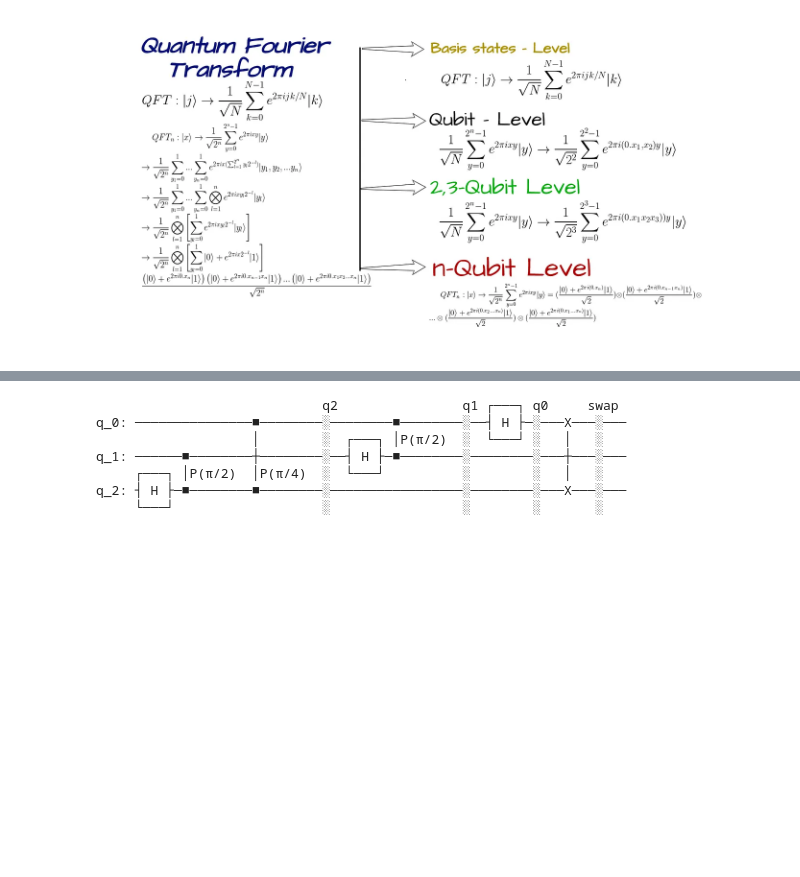
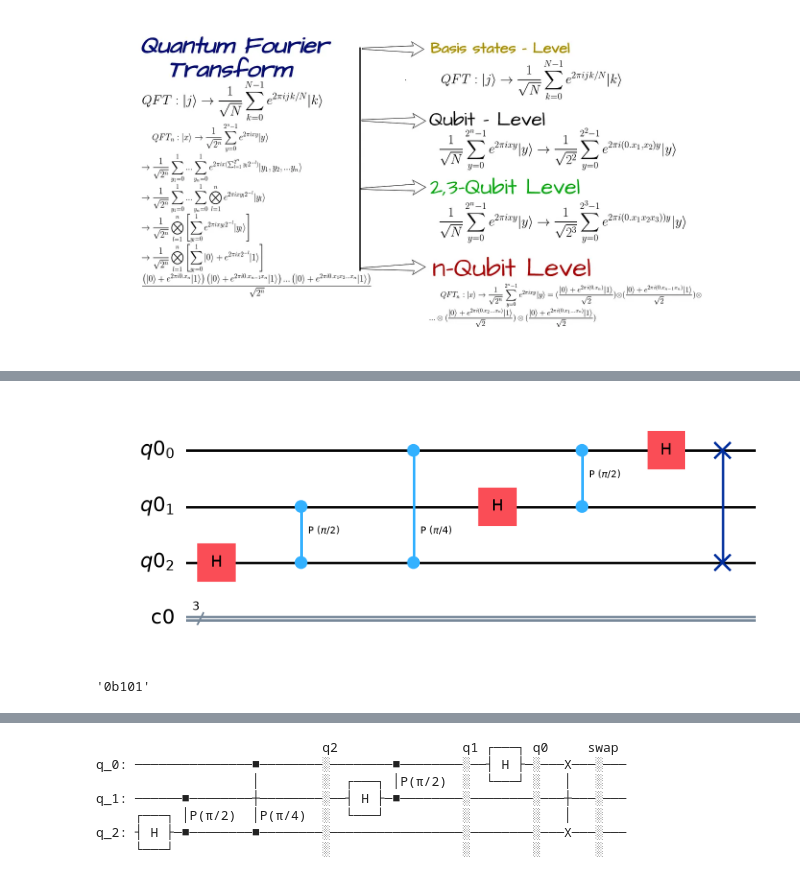
Before and after one commit to theanxiuser/quantum-computing-experiments, a Jupyter notebook: quantum-algorithms/03_qft/quantum_fourier_transform.ipynb, the cells around one changed output, grey strips where cells are left out. Saved outputs shown, nothing was run; the diff lists cells and outputs as text; code cells hidden in the pictures; blank space fills up the shorter version.

```diff
--- a/quantum-algorithms/03_qft/quantum_fourier_transform.ipynb
+++ b/quantum-algorithms/03_qft/quantum_fourier_transform.ipynb
@@ -53,0 +88,13 @@ The important idea is that quantum systems can encode information in relative ph
+# %%
+qc.swap(0, 2)  # Apply swap that completes the circuit
+
+qc.draw(output="mpl")
+# %% [output]
+[figure, added]
+# %%
+# Lets try to find QFT of state |5>
+#  That means 101
+
+bin(5)
+# %% [output]
+'0b101'
```
Also changed, not shown: parts of 13 cells of this notebook.
